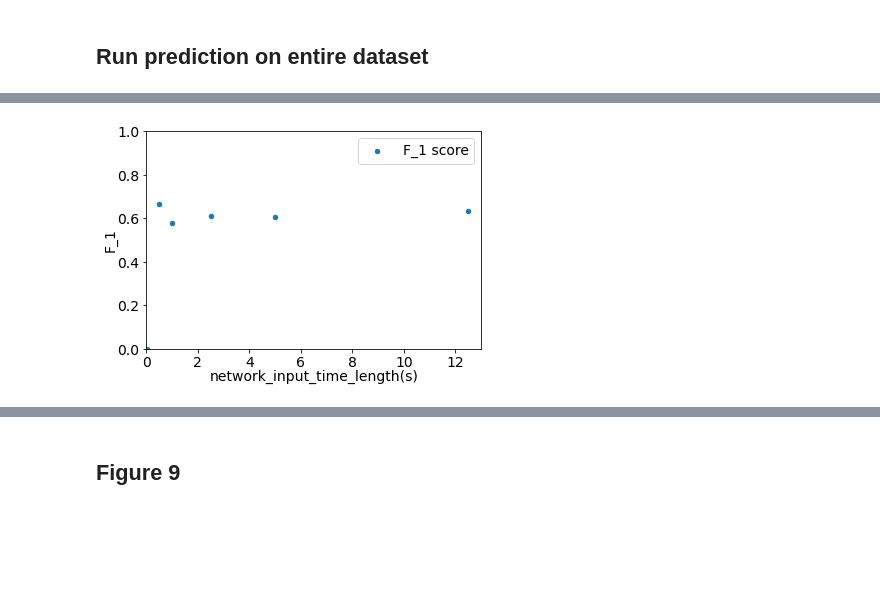
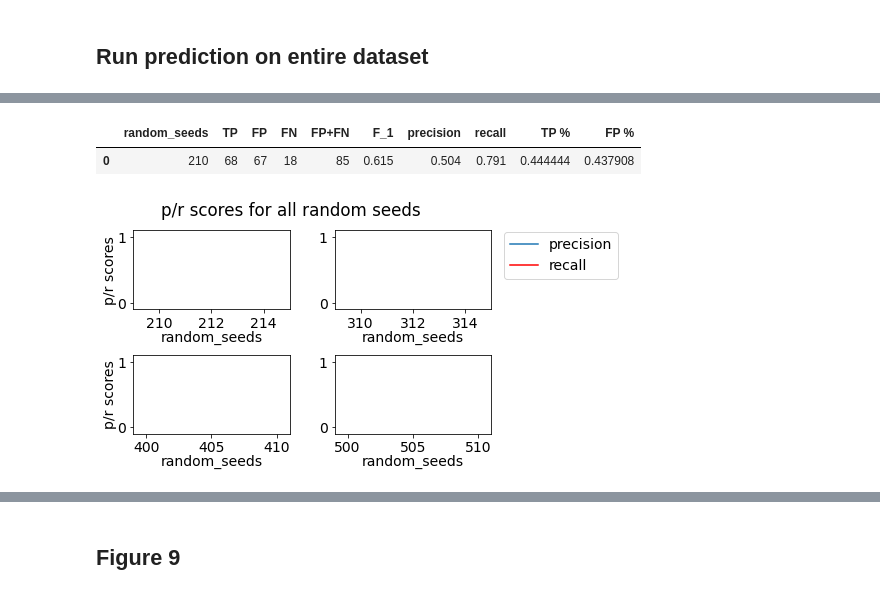
Before and after one commit to jimzhang629/RippleNet, a Jupyter notebook: edited_RippleNet_timeseries_prediction.ipynb, the cells around one changed output, grey strips where cells are left out. Cells and saved outputs as stored; diff of their text form; code cells hidden in the pictures; blank space fills up the shorter version.

Commit message:
Includes figures and new networks

```diff
--- a/edited_RippleNet_timeseries_prediction.ipynb
+++ b/edited_RippleNet_timeseries_prediction.ipynb
@@ -243,6 +340,9 @@ for Y_cont_pred in Y_cont_preds:
 
 
 #next step is to add a column of the network names
-
-network_length = [0.008, 0.5, 1, 2.5, 5, 12.5]
-df.insert(loc=0, column='network_input_time_length(s)', value=network_length)
+network_length = [210]
+#network_length = [210, 211, 212, 213, 214, 310, 311, 312, 313, 314, 400, 401, 402, 403, 404, 405, 406, 407, 408, 409, 410, 500, 501, 502, 503, 504, 505, 506, 507, 508, 509]
+df.insert(loc=0, column='random_seeds', value=network_length)
+df["TP %"] = df['TP'] / (df['TP'] + df['FP'] + df['FN'])
+df["FP %"] = df['FP'] / (df['TP'] + df['FP'] + df['FN'])
+df["FN %"] = df['FN'] / (df['TP'] + df['FP'] + df['FN'])
@@ -276,10 +349,49 @@ plt.show()
-# %%
-ax = plt.gca()
-df.plot(kind='scatter',x='network_input_time_length(s)',y='F_1', label = 'F_1 score', ax=ax)
-plt.ylim(0.0, 1.0)
-plt.xlim(0.0, 13.0)
-plt.title('F_1 score for segment lengths of {0} sec'.format(time_segment_length))
-plt.savefig(os.path.join('figures', 'F1_score_plot_{0}_sec.png'.format(time_segment_length)))
-plt.show()
-# %% [output]
-[figure, removed]
+# %%
+df
+df.to_csv('networkstats.csv')
+df.to_csv('gdrive/My\ Drive/RippleNet/networkstats.csv')
+# %% [output]
+|  | random_seeds | TP | FP | FN | FP+FN | F_1 | precision | recall | TP % | FP % |
+| 0 | 210 | 68 | 67 | 18 | 85 | 0.615 | 0.504 | 0.791 | 0.444444 | 0.437908 |
+# %%
+#ax = plt.gca()
+
+fig, axes = plt.subplots(nrows=2, ncols=2)
+
+df.iloc[0:5].plot(x='random_seeds',y='precision', label = 'precision', ax=axes[0,0], legend = False)
+df.iloc[0:5].plot(x='random_seeds',y='recall', label = 'recall', color='red', ax=axes[0,0], legend = False)
+
+
+df.iloc[5:10].plot(x='random_seeds',y='precision', label = 'precision', ax=axes[0,1])
+df.iloc[5:10].plot(x='random_seeds',y='recall', label = 'recall', color='red', ax=axes[0,1])
+
+
+df.iloc[10:21].plot(x='random_seeds',y='precision', label = 'precision', ax=axes[1,0], legend = False)
+df.iloc[10:21].plot(x='random_seeds',y='recall', label = 'recall', color='red', ax=axes[1,0], legend = False)
+
+
+df.iloc[21:31].plot(x='random_seeds',y='precision', label = 'precision', ax=axes[1,1], legend = False)
+df.iloc[21:31].plot(x='random_seeds',y='recall', label = 'recall', color='red', ax=axes[1,1], legend = False)
+
+axes[0,0].set_ylabel('p/r scores')
+axes[0,1].set_ylabel('')
+axes[1,0].set_ylabel('p/r scores')
+axes[1,1].set_ylabel('')
+
+axes[0,0].set_xlim([209,215])
+axes[0,0].set_ylim([-0.1,1.1])
+axes[0,1].set_xlim([309,315])
+axes[0,1].set_ylim([-0.1,1.1])
+axes[1,0].set_xlim([399, 411])
+axes[1,0].set_ylim([-0.1,1.1])
+axes[1,1].set_xlim([499, 511])
+axes[1,1].set_ylim([-0.1,1.1])
+
+fig.suptitle('p/r scores for all random seeds')
+
+fig.tight_layout()
+fig.subplots_adjust(top=0.88)
+axes[0,1].legend(bbox_to_anchor=(1.04,0.3), loc='lower left')
+plt.savefig(os.path.join('figures', 'precision_recall_plot.png'), bbox_inches="tight")
+# %% [output]
+[figure, added]
```
Also changed, not shown: parts of 13 cells of this notebook.
